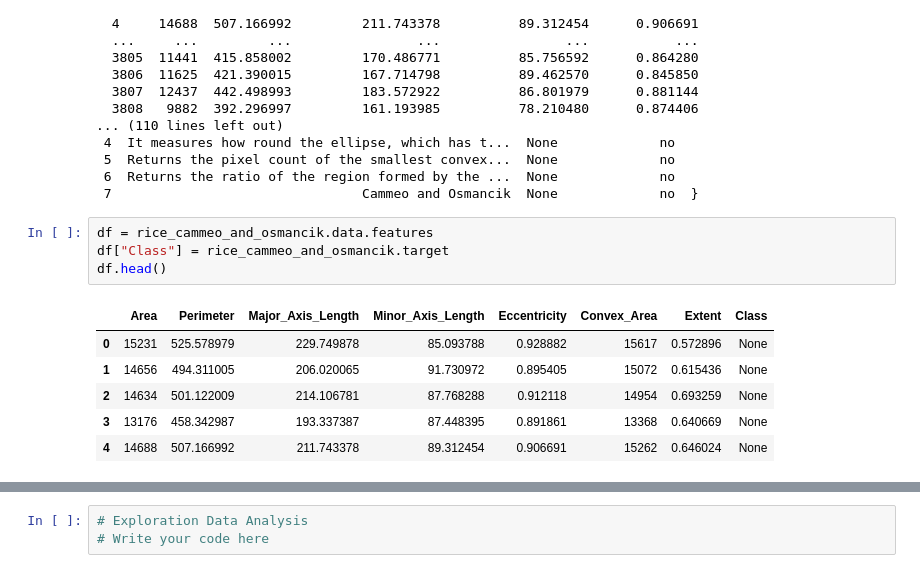
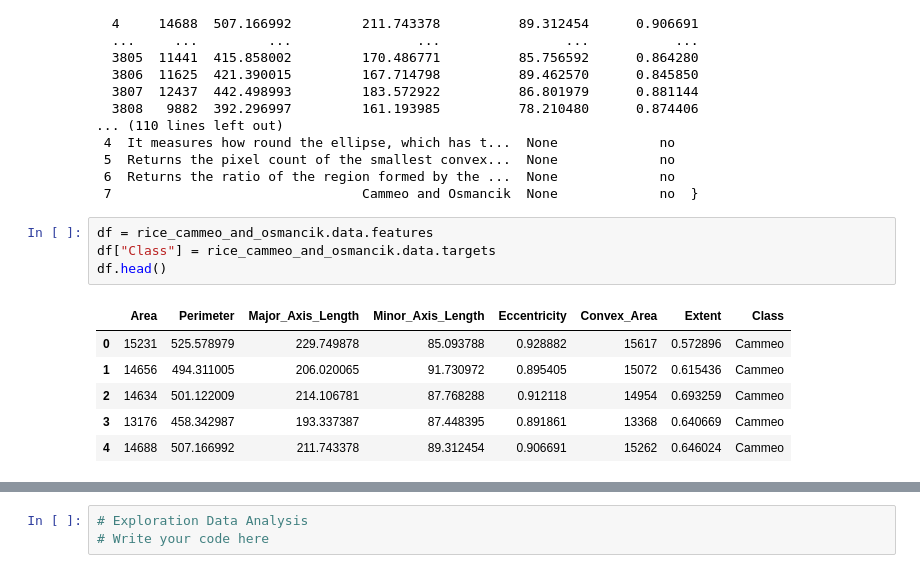
Before and after one commit to chiquitosaf/CLO4AI, a Jupyter notebook: Project-Based Assignment CLO-4.ipynb, the cells around one changed output, grey strips where cells are left out. Cells and saved outputs as stored; diff of their text form.

```diff
--- a/Project-Based Assignment CLO-4.ipynb
+++ b/Project-Based Assignment CLO-4.ipynb
@@ -64,12 +66,12 @@ rice_cammeo_and_osmancik
  7                                Cammeo and Osmancik  None             no  }
 # %%
 df = rice_cammeo_and_osmancik.data.features
-df["Class"] = rice_cammeo_and_osmancik.target
+df["Class"] = rice_cammeo_and_osmancik.data.targets
 df.head()
 # %% [output]
 |  | Area | Perimeter | Major_Axis_Length | Minor_Axis_Length | Eccentricity | Convex_Area | Extent | Class |
-| 0 | 15231 | 525.578979 | 229.749878 | 85.093788 | 0.928882 | 15617 | 0.572896 | None |
-| 1 | 14656 | 494.311005 | 206.020065 | 91.730972 | 0.895405 | 15072 | 0.615436 | None |
-| 2 | 14634 | 501.122009 | 214.106781 | 87.768288 | 0.912118 | 14954 | 0.693259 | None |
-| 3 | 13176 | 458.342987 | 193.337387 | 87.448395 | 0.891861 | 13368 | 0.640669 | None |
-| 4 | 14688 | 507.166992 | 211.743378 | 89.312454 | 0.906691 | 15262 | 0.646024 | None |
+| 0 | 15231 | 525.578979 | 229.749878 | 85.093788 | 0.928882 | 15617 | 0.572896 | Cammeo |
+| 1 | 14656 | 494.311005 | 206.020065 | 91.730972 | 0.895405 | 15072 | 0.615436 | Cammeo |
+| 2 | 14634 | 501.122009 | 214.106781 | 87.768288 | 0.912118 | 14954 | 0.693259 | Cammeo |
+| 3 | 13176 | 458.342987 | 193.337387 | 87.448395 | 0.891861 | 13368 | 0.640669 | Cammeo |
+| 4 | 14688 | 507.166992 | 211.743378 | 89.312454 | 0.906691 | 15262 | 0.646024 | Cammeo |
```
Also changed, not shown: parts of 20 cells of this notebook.
